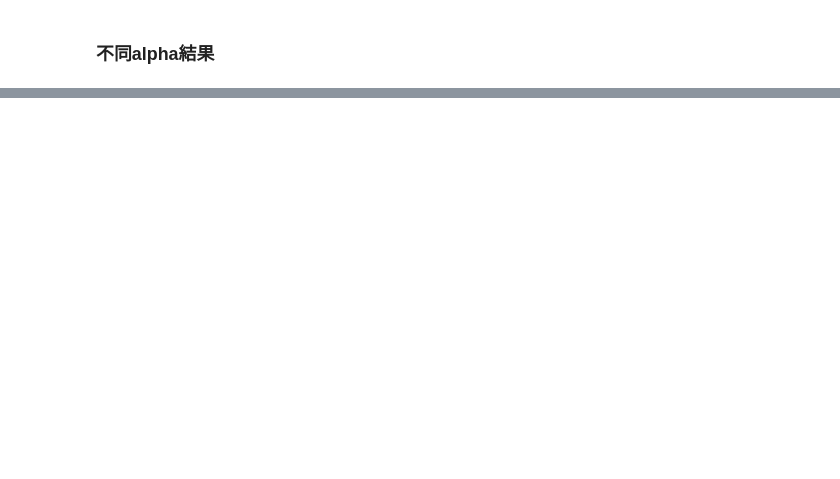
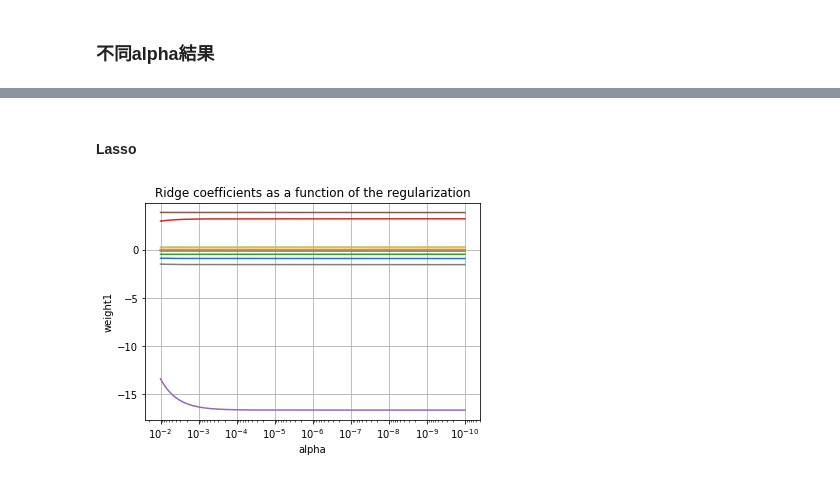
Before and after one commit to shaoxiaochang/2nd-ML100Days, a Jupyter notebook: homework/Day_040_HW.ipynb, the cells around one changed output, grey strips where cells are left out. Saved outputs shown, nothing was run; the diff lists cells and outputs as text; code cells hidden in the pictures; blank space fills up the shorter version.

Commit message:
Day 40 add different alpha picture

```diff
--- a/homework/Day_040_HW.ipynb
+++ b/homework/Day_040_HW.ipynb
@@ -110,0 +111,34 @@ Mean squared error: 26.44
+# %%
+# 設定alpha值
+n_alphas = 200
+alphas = np.logspace(-10, -2, n_alphas)
+# %% [markdown]
+#### Lasso
+# %%
+# 初始化模型
+lasso = linear_model.Lasso()
+# %%
+# 參數矩陣
+coefs = []
+mse = []
+# 根据不同的alpha训练出不同的模型参数
+for a in alphas:
+    lasso.set_params(alpha=a)
+    lasso.fit(x_train, y_train)
+    coefs.append(lasso.coef_)
+    y_pred = lasso.predict(x_test)
+    mse.append(mean_squared_error(y_test, y_pred))
+# %%
+ax = plt.gca()
+
+ax.plot(alphas, coefs)
+ax.set_xscale('log')    #x轴使用对数表示
+ax.set_xlim(ax.get_xlim()[::-1])  # 将x轴反转，便于显示
+plt.grid()
+plt.xlabel('alpha')
+plt.ylabel('weight1')
+plt.title('Ridge coefficients as a function of the regularization')
+plt.axis('tight')
+plt.show()
+# %% [output]
+[figure, added]
```
Also changed, not shown: parts of 12 cells of this notebook, 1 other file.
